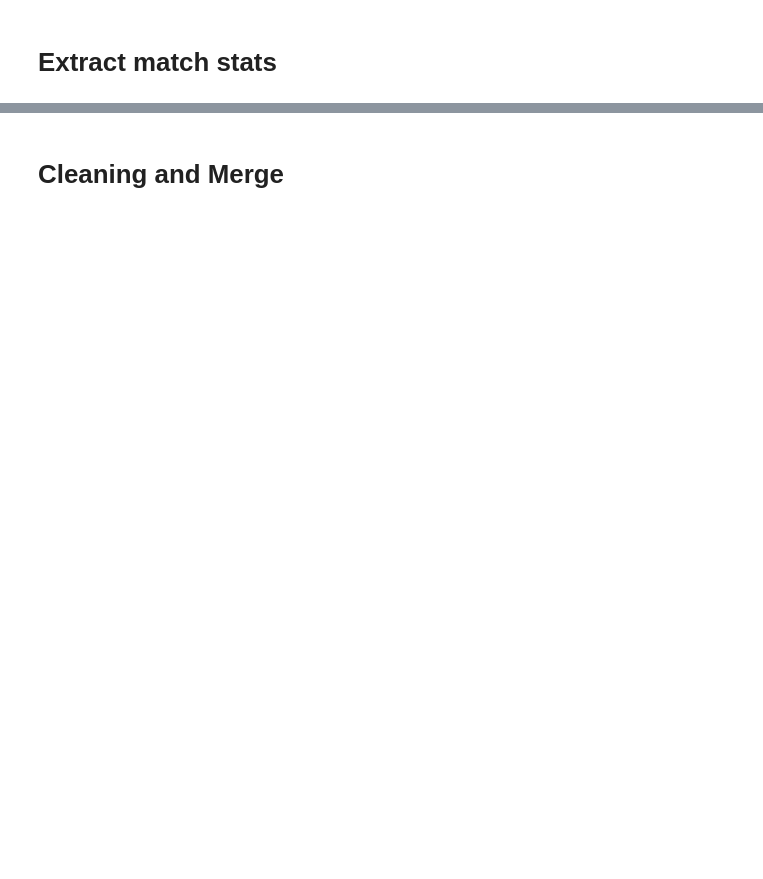
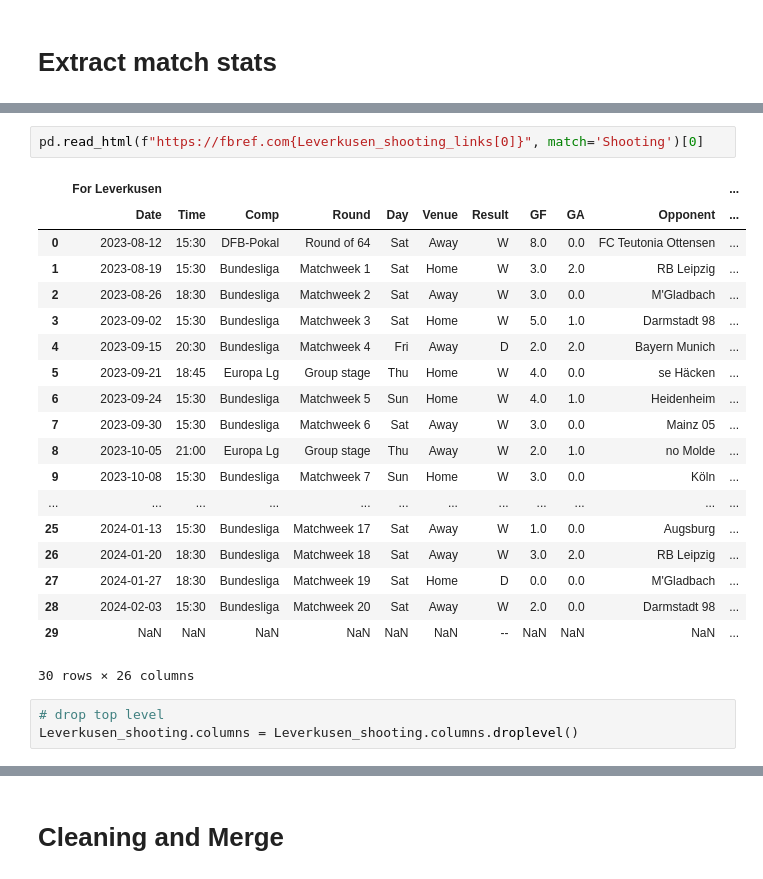
Before and after one commit to BinhHong/Prediction-football-outcome-in-Bundesliga, a Jupyter notebook: Data scraping.ipynb, the cells around one changed output, grey strips where cells are left out. Saved outputs shown, nothing was run; the diff lists cells and outputs as text; blank space fills up the shorter version.

```diff
--- a/Data scraping.ipynb
+++ b/Data scraping.ipynb
@@ -239,0 +199,25 @@ shooting
+# %%
+pd.read_html(f"https://fbref.com{Leverkusen_shooting_links[0]}", match='Shooting')[0]
+# %% [output]
+|  | For Leverkusen |  |  |  |  |  |  |  |  |  | ... |
+|  | Date | Time | Comp | Round | Day | Venue | Result | GF | GA | Opponent | ... |
+| 0 | 2023-08-12 | 15:30 | DFB-Pokal | Round of 64 | Sat | Away | W | 8.0 | 0.0 | FC Teutonia Ottensen | ... |
+| 1 | 2023-08-19 | 15:30 | Bundesliga | Matchweek 1 | Sat | Home | W | 3.0 | 2.0 | RB Leipzig | ... |
+| 2 | 2023-08-26 | 18:30 | Bundesliga | Matchweek 2 | Sat | Away | W | 3.0 | 0.0 | M'Gladbach | ... |
+| 3 | 2023-09-02 | 15:30 | Bundesliga | Matchweek 3 | Sat | Home | W | 5.0 | 1.0 | Darmstadt 98 | ... |
+| 4 | 2023-09-15 | 20:30 | Bundesliga | Matchweek 4 | Fri | Away | D | 2.0 | 2.0 | Bayern Munich | ... |
+| 5 | 2023-09-21 | 18:45 | Europa Lg | Group stage | Thu | Home | W | 4.0 | 0.0 | se Häcken | ... |
+| 6 | 2023-09-24 | 15:30 | Bundesliga | Matchweek 5 | Sun | Home | W | 4.0 | 1.0 | Heidenheim | ... |
+| 7 | 2023-09-30 | 15:30 | Bundesliga | Matchweek 6 | Sat | Away | W | 3.0 | 0.0 | Mainz 05 | ... |
+| 8 | 2023-10-05 | 21:00 | Europa Lg | Group stage | Thu | Away | W | 2.0 | 1.0 | no Molde | ... |
+| 9 | 2023-10-08 | 15:30 | Bundesliga | Matchweek 7 | Sun | Home | W | 3.0 | 0.0 | Köln | ... |
+| ... | ... | ... | ... | ... | ... | ... | ... | ... | ... | ... | ... |
+| 25 | 2024-01-13 | 15:30 | Bundesliga | Matchweek 17 | Sat | Away | W | 1.0 | 0.0 | Augsburg | ... |
+| 26 | 2024-01-20 | 18:30 | Bundesliga | Matchweek 18 | Sat | Away | W | 3.0 | 2.0 | RB Leipzig | ... |
+| 27 | 2024-01-27 | 18:30 | Bundesliga | Matchweek 19 | Sat | Home | D | 0.0 | 0.0 | M'Gladbach | ... |
+| 28 | 2024-02-03 | 15:30 | Bundesliga | Matchweek 20 | Sat | Away | W | 2.0 | 0.0 | Darmstadt 98 | ... |
+| 29 | NaN | NaN | NaN | NaN | NaN | NaN | -- | NaN | NaN | NaN | ... |
+30 rows × 26 columns
+# %%
+# drop top level
+Leverkusen_shooting.columns = Leverkusen_shooting.columns.droplevel()
```
Also changed, not shown: parts of 74 cells of this notebook.
